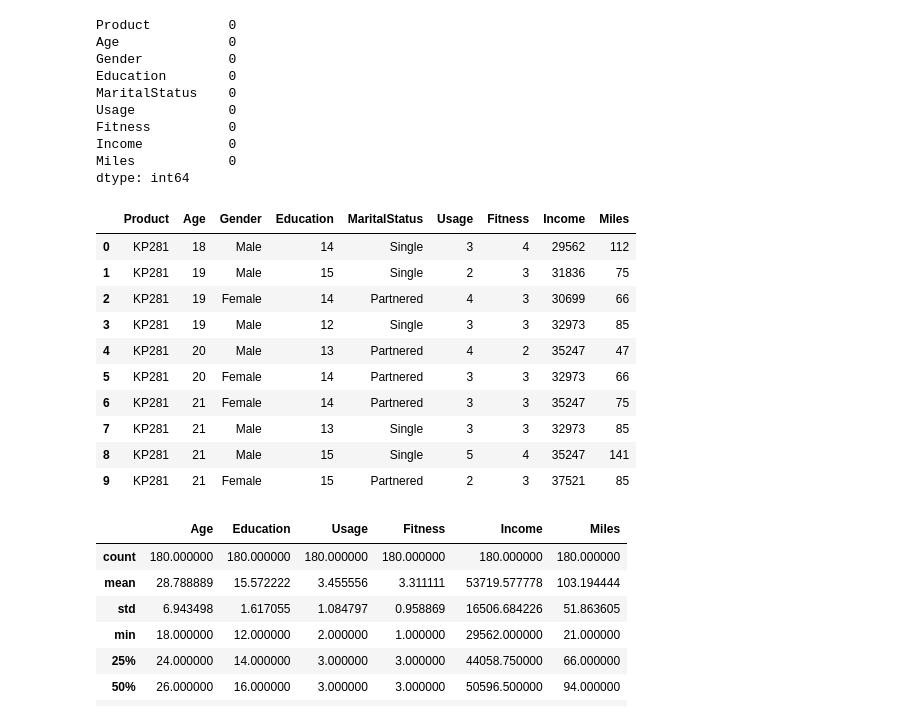
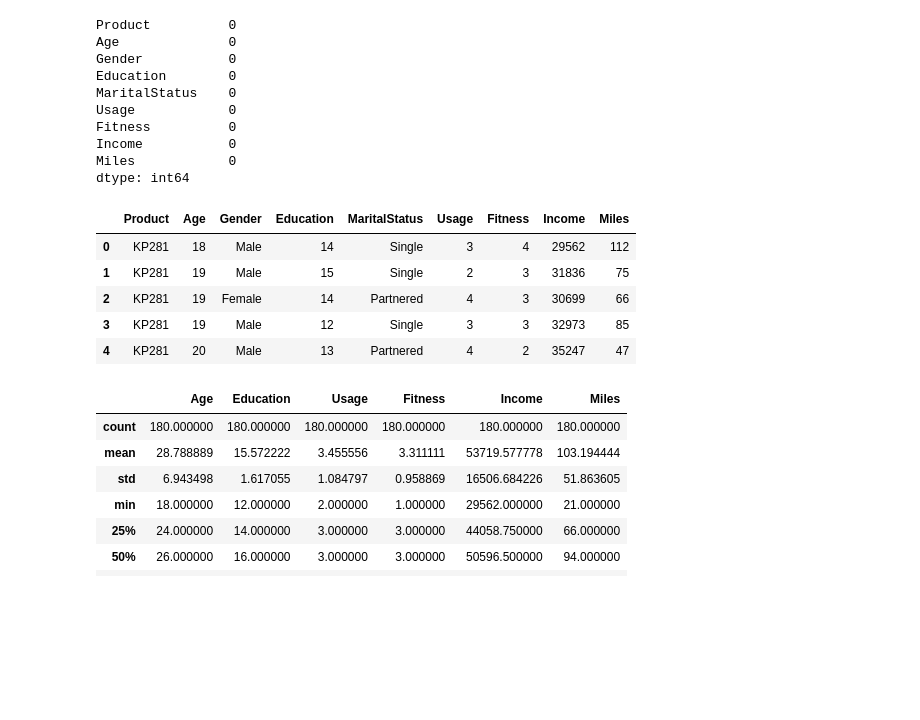
Before and after one commit to HaseebHussainMd/Projects, a Jupyter notebook: Aerofit_Case_Study.ipynb, the cells around one changed output. Saved outputs shown, nothing was run; the diff lists cells and outputs as text; code cells hidden in the pictures; blank space fills up the shorter version.

```diff
--- a/Aerofit_Case_Study.ipynb
+++ b/Aerofit_Case_Study.ipynb
@@ -58,19 +61,14 @@ Income           0
 Miles            0
 dtype: int64
 # %%
-df.head(10)
+df.head()
 # %% [output]
 |  | Product | Age | Gender | Education | MaritalStatus | Usage | Fitness | Income | Miles |
 | 0 | KP281 | 18 | Male | 14 | Single | 3 | 4 | 29562 | 112 |
 | 1 | KP281 | 19 | Male | 15 | Single | 2 | 3 | 31836 | 75 |
 | 2 | KP281 | 19 | Female | 14 | Partnered | 4 | 3 | 30699 | 66 |
 | 3 | KP281 | 19 | Male | 12 | Single | 3 | 3 | 32973 | 85 |
 | 4 | KP281 | 20 | Male | 13 | Partnered | 4 | 2 | 35247 | 47 |
-| 5 | KP281 | 20 | Female | 14 | Partnered | 3 | 3 | 32973 | 66 |
-| 6 | KP281 | 21 | Female | 14 | Partnered | 3 | 3 | 35247 | 75 |
-| 7 | KP281 | 21 | Male | 13 | Single | 3 | 3 | 32973 | 85 |
-| 8 | KP281 | 21 | Male | 15 | Single | 5 | 4 | 35247 | 141 |
-| 9 | KP281 | 21 | Female | 15 | Partnered | 2 | 3 | 37521 | 85 |
 # %%
 df.describe()
 # %% [output]
```
Also changed, not shown: parts of 70 cells of this notebook.
